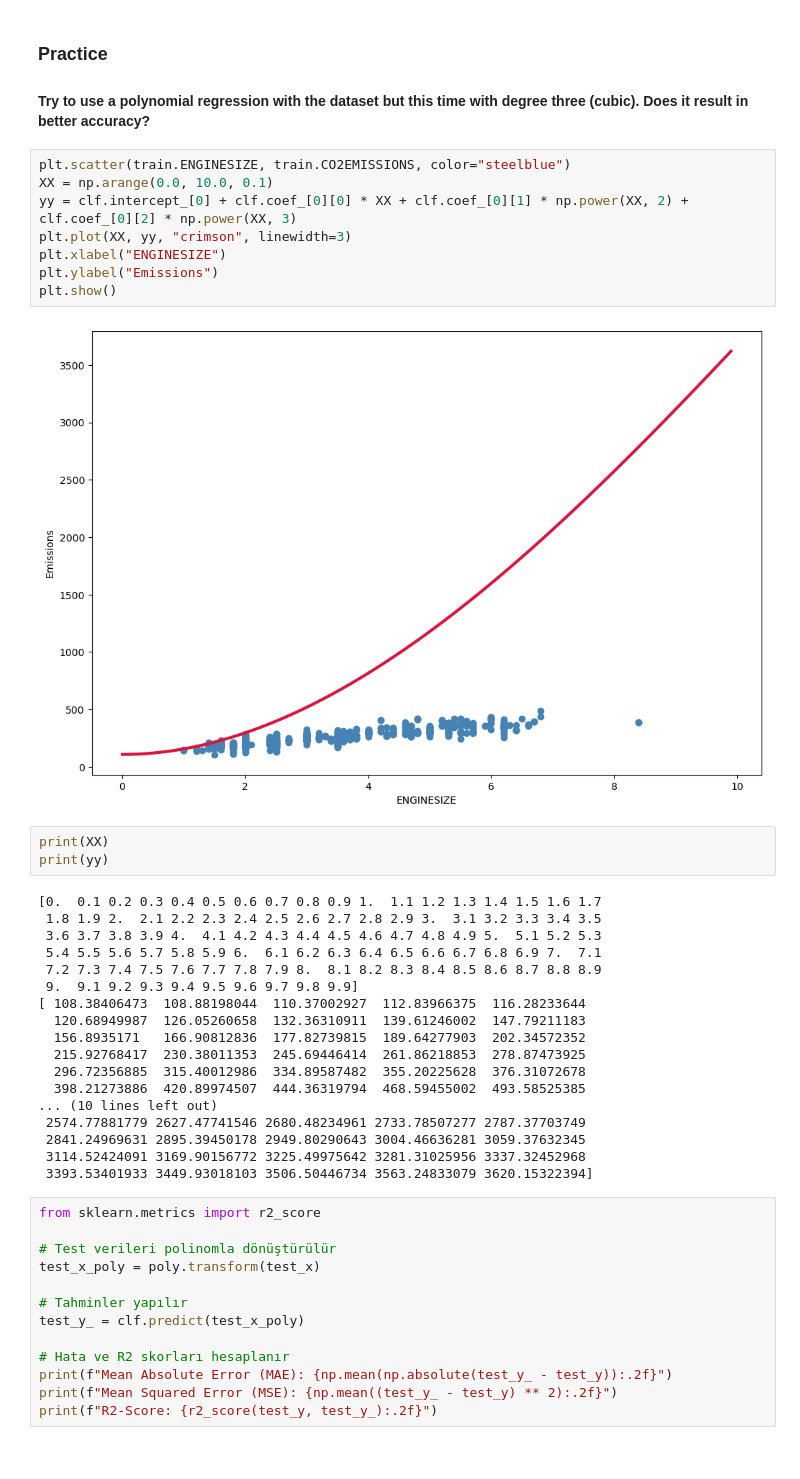
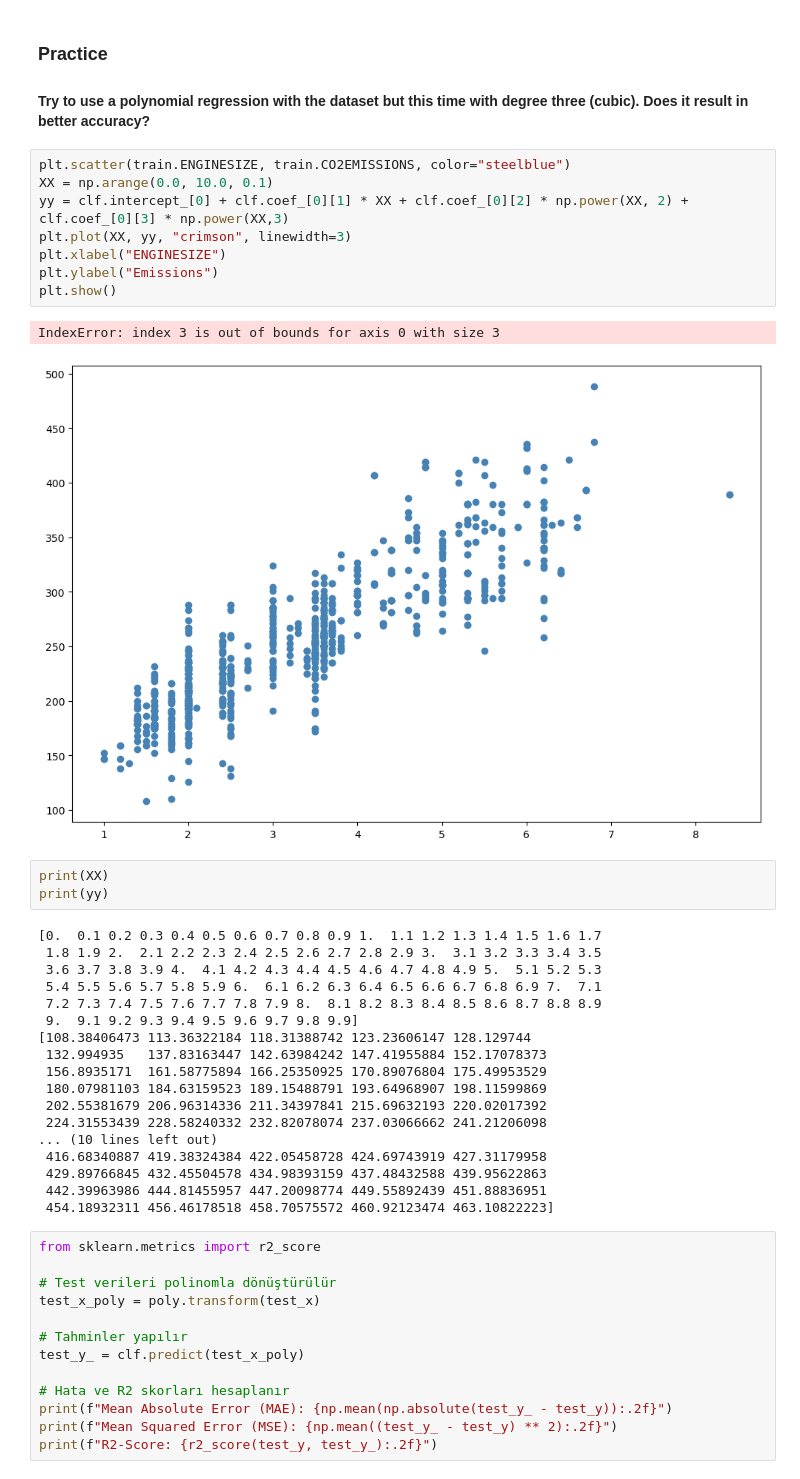
Before and after one commit to melsagin/datasciencetemp, a Jupyter notebook: week-7/7-polynomial-regression.ipynb, the cells around one changed output. Cells and saved outputs as stored; diff of their text form.

```diff
--- a/week-7/7-polynomial-regression.ipynb
+++ b/week-7/7-polynomial-regression.ipynb
@@ -137,13 +137,14 @@ R2-Score: 0.77
 # %%
 plt.scatter(train.ENGINESIZE, train.CO2EMISSIONS, color="steelblue")
 XX = np.arange(0.0, 10.0, 0.1)
-yy = clf.intercept_[0] + clf.coef_[0][0] * XX + clf.coef_[0][1] * np.power(XX, 2) + clf.coef_[0][2] * np.power(XX, 3)
+yy = clf.intercept_[0] + clf.coef_[0][1] * XX + clf.coef_[0][2] * np.power(XX, 2) + clf.coef_[0][3] * np.power(XX,3)
 plt.plot(XX, yy, "crimson", linewidth=3)
 plt.xlabel("ENGINESIZE")
 plt.ylabel("Emissions")
 plt.show()
 # %% [output]
+IndexError: index 3 is out of bounds for axis 0 with size 3
-[figure, old version]
+[figure, new version]
 # %%
 print(XX)
 print(yy)
@@ -154,17 +155,17 @@ print(yy)
  5.4 5.5 5.6 5.7 5.8 5.9 6.  6.1 6.2 6.3 6.4 6.5 6.6 6.7 6.8 6.9 7.  7.1
  7.2 7.3 7.4 7.5 7.6 7.7 7.8 7.9 8.  8.1 8.2 8.3 8.4 8.5 8.6 8.7 8.8 8.9
  9.  9.1 9.2 9.3 9.4 9.5 9.6 9.7 9.8 9.9]
-[ 108.38406473  108.88198044  110.37002927  112.83966375  116.28233644
-  120.68949987  126.05260658  132.36310911  139.61246002  147.79211183
-  156.8935171   166.90812836  177.82739815  189.64277903  202.34572352
-  215.92768417  230.38011353  245.69446414  261.86218853  278.87473925
-  296.72356885  315.40012986  334.89587482  355.20225628  376.31072678
-  398.21273886  420.89974507  444.36319794  468.59455002  493.58525385
+[108.38406473 113.36322184 118.31388742 123.23606147 128.129744
+ 132.994935   137.83163447 142.63984242 147.41955884 152.17078373
+ 156.8935171  161.58775894 166.25350925 170.89076804 175.49953529
+ 180.07981103 184.63159523 189.15488791 193.64968907 198.11599869
+ 202.55381679 206.96314336 211.34397841 215.69632193 220.02017392
+ 224.31553439 228.58240332 232.82078074 237.03066662 241.21206098
 ... (10 lines left out)
- 2574.77881779 2627.47741546 2680.48234961 2733.78507277 2787.37703749
- 2841.24969631 2895.39450178 2949.80290643 3004.46636281 3059.37632345
- 3114.52424091 3169.90156772 3225.49975642 3281.31025956 3337.32452968
- 3393.53401933 3449.93018103 3506.50446734 3563.24833079 3620.15322394]
+ 416.68340887 419.38324384 422.05458728 424.69743919 427.31179958
+ 429.89766845 432.45504578 434.98393159 437.48432588 439.95622863
+ 442.39963986 444.81455957 447.20098774 449.55892439 451.88836951
+ 454.18932311 456.46178518 458.70575572 460.92123474 463.10822223]
 # %%
 from sklearn.metrics import r2_score
 
```
